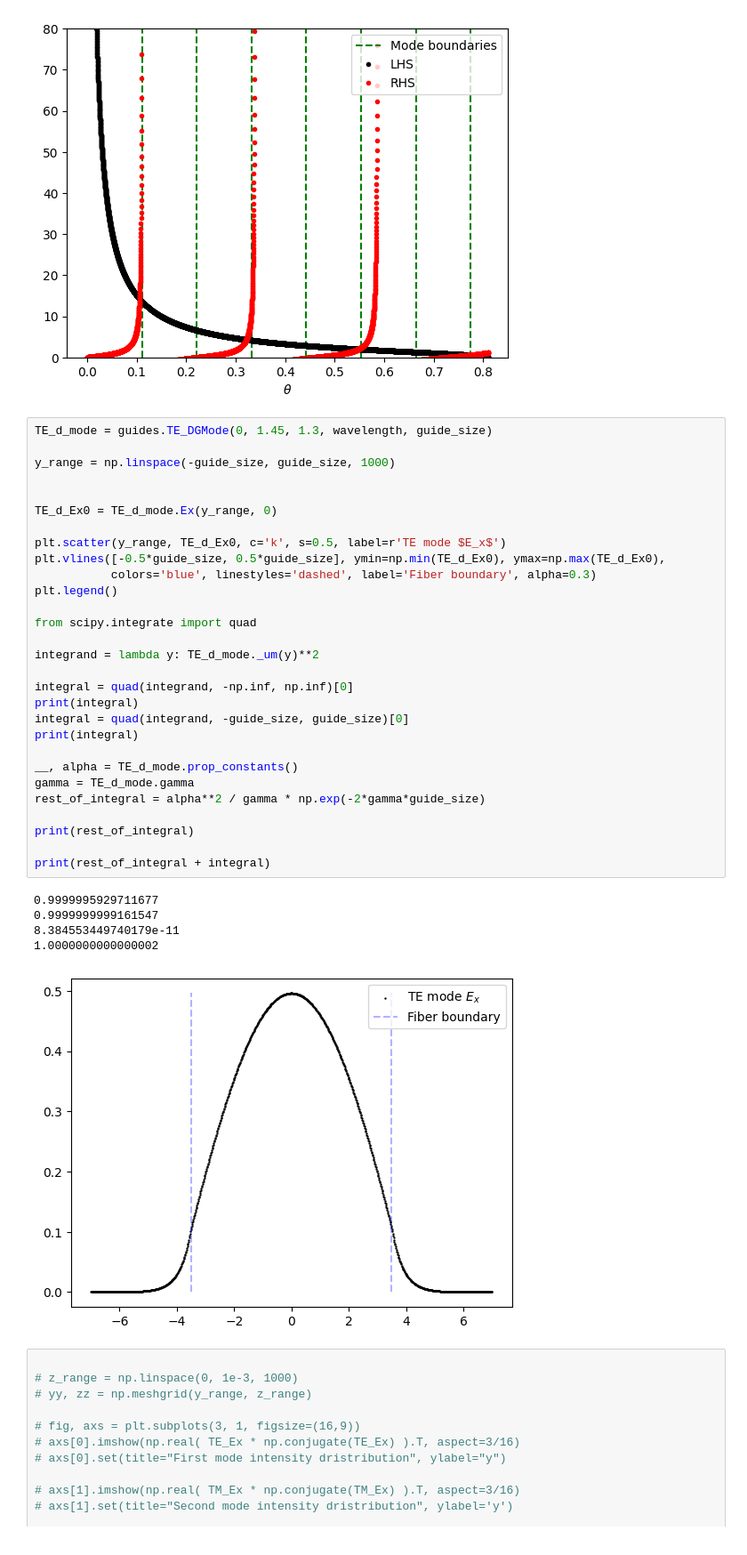
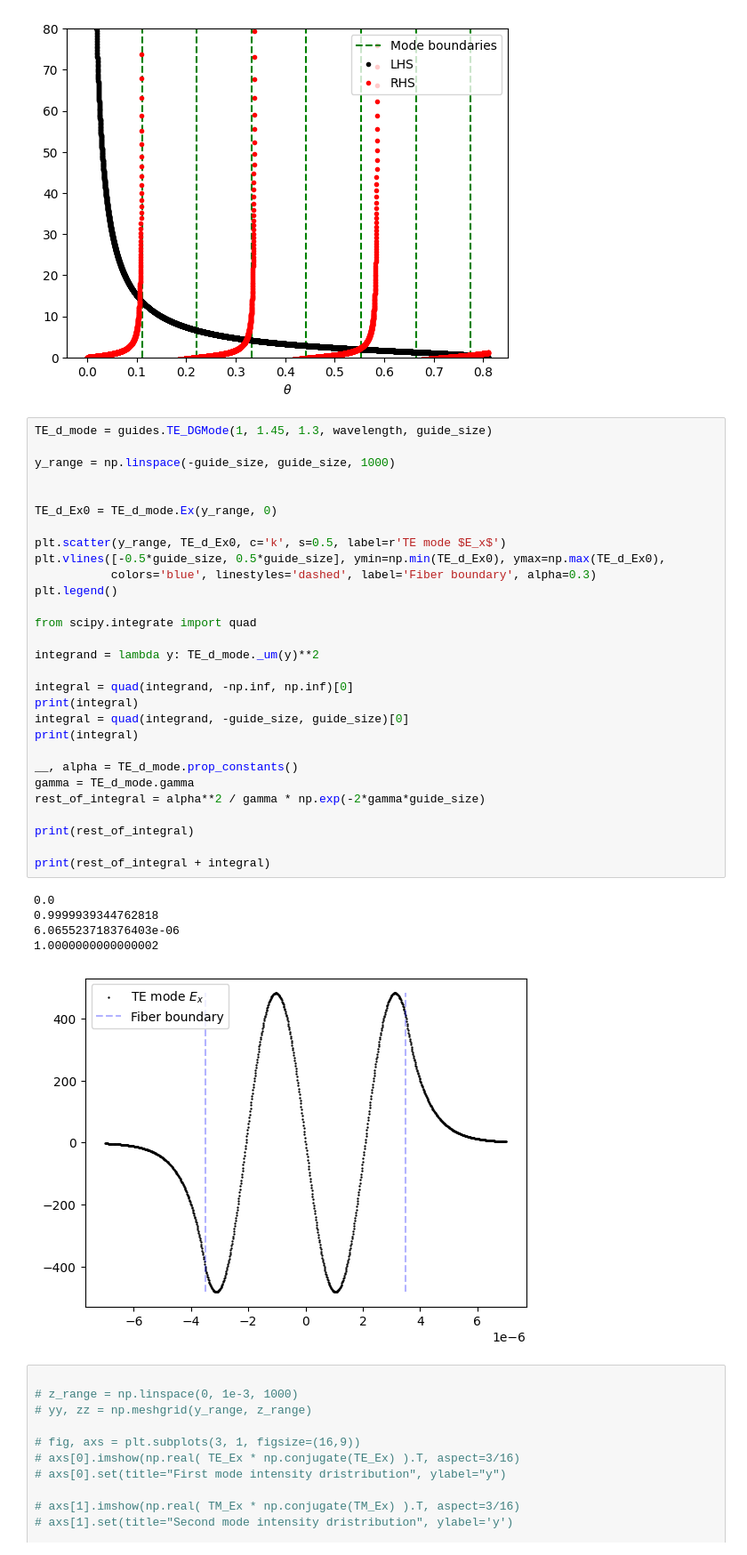
Before and after one commit to IPrearo/OptSim, a Jupyter notebook: src/optsim/testing.ipynb, the cells around one changed output. Shown at 89% size. Cells and saved outputs as stored; diff of their text form.

Commit message:
odd mode normalization constants

```diff
--- a/src/optsim/testing.ipynb
+++ b/src/optsim/testing.ipynb
@@ -60,40 +60,40 @@ plt.show()
 # %% [output]
 [figure]
 # %%
-TE_d_mode = guides.TE_DGMode(0, 1.45, 1.3, wavelength, guide_size)
+TE_d_mode = guides.TE_DGMode(1, 1.45, 1.3, wavelength, guide_size)
 
 y_range = np.linspace(-guide_size, guide_size, 1000)
 
 
 TE_d_Ex0 = TE_d_mode.Ex(y_range, 0)
 
 plt.scatter(y_range, TE_d_Ex0, c='k', s=0.5, label=r'TE mode $E_x$')
 plt.vlines([-0.5*guide_size, 0.5*guide_size], ymin=np.min(TE_d_Ex0), ymax=np.max(TE_d_Ex0),
            colors='blue', linestyles='dashed', label='Fiber boundary', alpha=0.3)
 plt.legend()
 
 from scipy.integrate import quad
 
 integrand = lambda y: TE_d_mode._um(y)**2
 
 integral = quad(integrand, -np.inf, np.inf)[0]
 print(integral)
 integral = quad(integrand, -guide_size, guide_size)[0]
 print(integral)
 
 __, alpha = TE_d_mode.prop_constants()
 gamma = TE_d_mode.gamma
 rest_of_integral = alpha**2 / gamma * np.exp(-2*gamma*guide_size)
 
 print(rest_of_integral)
 
 print(rest_of_integral + integral)
 # %% [output]
-0.9999995929711677
-0.9999999999161547
-8.384553449740179e-11
+0.0
+0.9999939344762818
+6.065523718376403e-06
 1.0000000000000002
-[figure, old version]
+[figure, new version]
 # %%
 
 # z_range = np.linspace(0, 1e-3, 1000)
```
Also changed, not shown: parts of 1 cell of this notebook, 1 other file.
